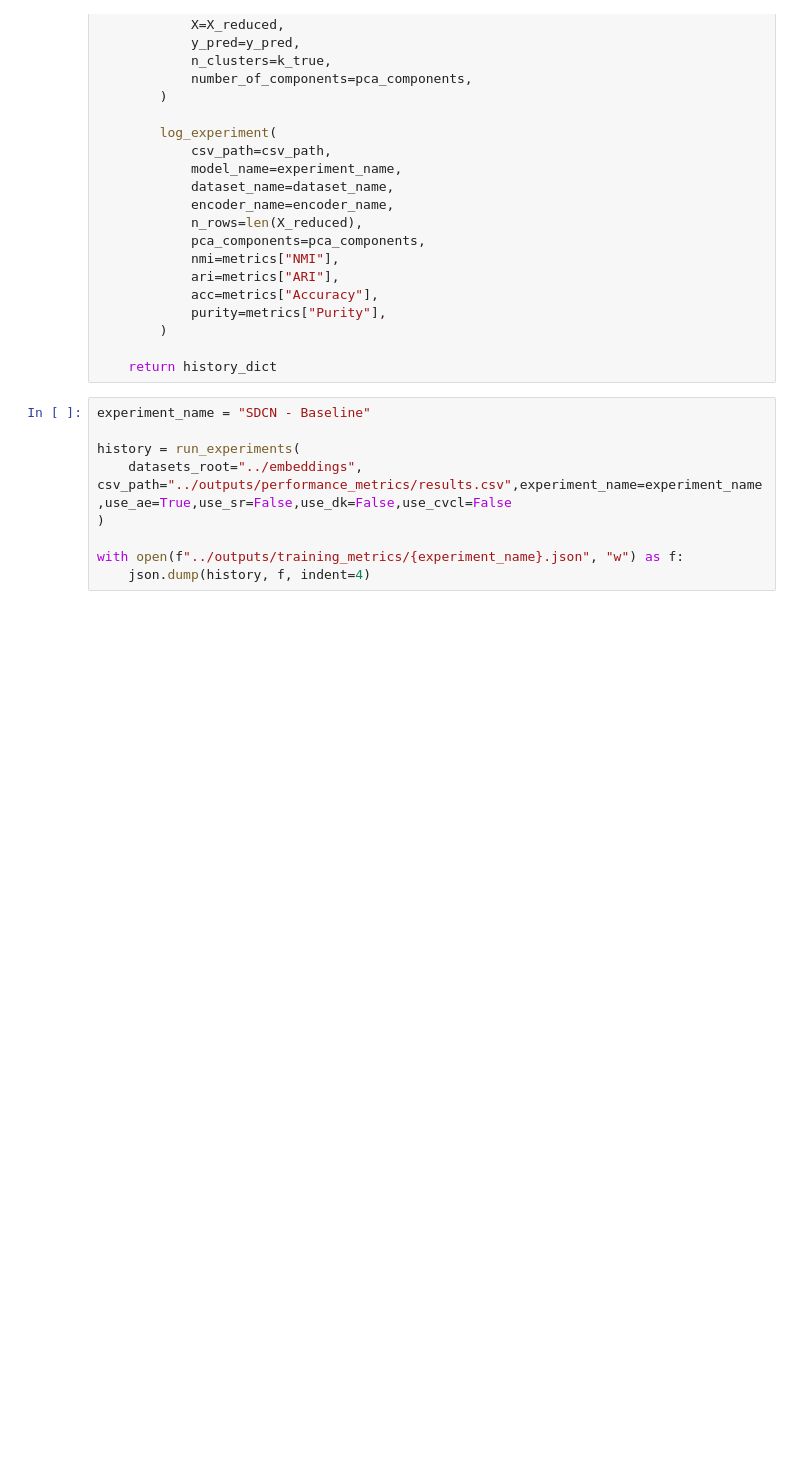
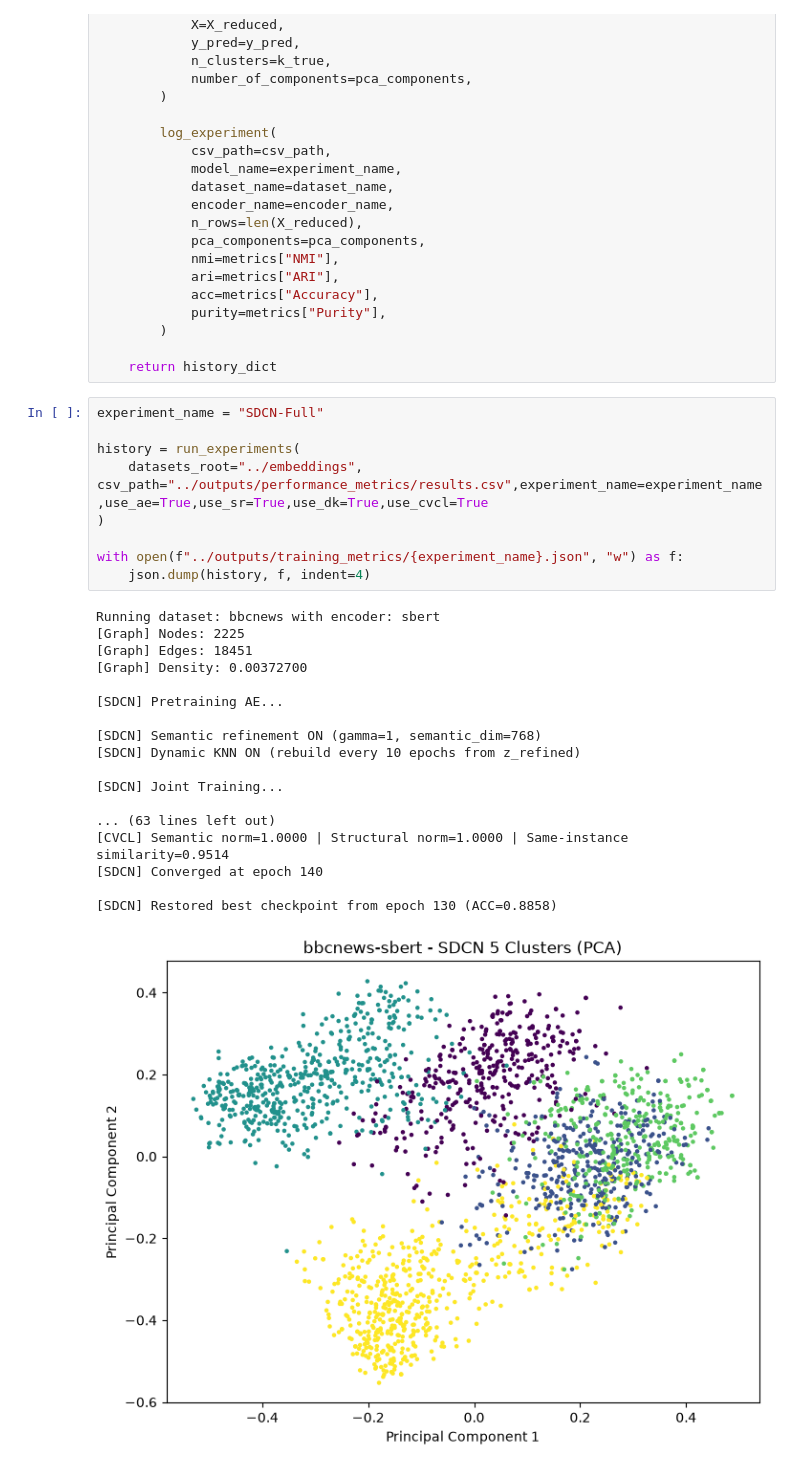
Before and after one commit to MuhammadSyyed/deep-doc-clustering, a Jupyter notebook: Code/notebooks/sdcn.ipynb, the cells around one changed output. Drawn from its saved outputs; the diff is of its cells as text; blank space fills up the shorter version.

```diff
--- a/Code/notebooks/sdcn.ipynb
+++ b/Code/notebooks/sdcn.ipynb
@@ -981,11 +981,30 @@ def run_experiments(datasets_root, csv_path, experiment_name, use_ae,use_sr,use_
 
     return history_dict
 # %%
-experiment_name = "SDCN - Baseline"
+experiment_name = "SDCN-Full"
 
 history = run_experiments(
-    datasets_root="../embeddings", csv_path="../outputs/performance_metrics/results.csv",experiment_name=experiment_name,use_ae=True,use_sr=False,use_dk=False,use_cvcl=False
+    datasets_root="../embeddings", csv_path="../outputs/performance_metrics/results.csv",experiment_name=experiment_name,use_ae=True,use_sr=True,use_dk=True,use_cvcl=True
 )
 
 with open(f"../outputs/training_metrics/{experiment_name}.json", "w") as f:
     json.dump(history, f, indent=4)
+# %% [output]
+Running dataset: bbcnews with encoder: sbert
+[Graph] Nodes: 2225
+[Graph] Edges: 18451
+[Graph] Density: 0.00372700
+
+[SDCN] Pretraining AE...
+
+[SDCN] Semantic refinement ON (gamma=1, semantic_dim=768)
+[SDCN] Dynamic KNN ON (rebuild every 10 epochs from z_refined)
+
+[SDCN] Joint Training...
+
+... (63 lines left out)
+[CVCL] Semantic norm=1.0000 | Structural norm=1.0000 | Same-instance similarity=0.9514
+[SDCN] Converged at epoch 140
+
+[SDCN] Restored best checkpoint from epoch 130 (ACC=0.8858)
+[figure, added]
```
Also changed, not shown: parts of 1 cell of this notebook, 32 other files.
